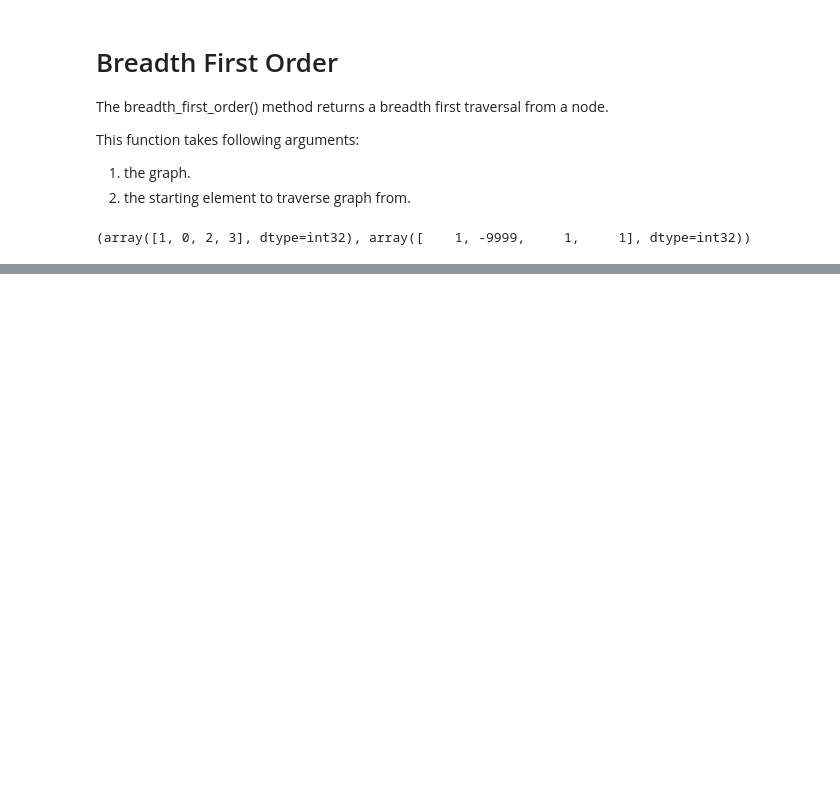
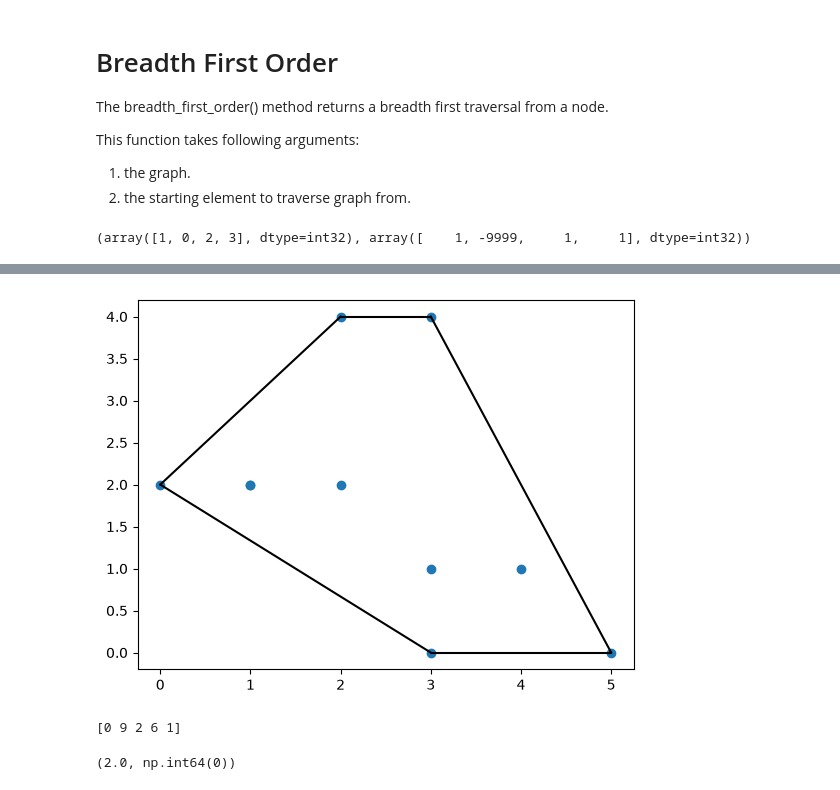
Before and after one commit to Robert837-sys/Machine_Learning101, a Jupyter notebook: SciPy.ipynb, the cells around one changed output, grey strips where cells are left out. Drawn from its saved outputs; the diff is of its cells as text; code cells hidden in the pictures; blank space fills up the shorter version.

```diff
--- a/SciPy.ipynb
+++ b/SciPy.ipynb
@@ -622,0 +668,38 @@ print(breadth_first_order(newarr, 1))
+# %%
+from scipy.spatial import ConvexHull
+
+points=np.array([
+  [2, 4],
+  [3, 4],
+  [3, 0],
+  [2, 2],
+  [4, 1],
+  [1, 2],
+  [5, 0],
+  [3, 1],
+  [1, 2],
+  [0, 2]
+])
+
+hull=ConvexHull(points)
+hull_points=hull.simplices
+
+plt.scatter(points[:,0],points[:,1])
+for simplex in hull_points:
+    plt.plot(points[simplex,0],points[simplex,1],'k-')
+
+plt.show()
+# %% [output]
+[figure, added]
+# %%
+print(hull.vertices)
+# %% [output]
+[0 9 2 6 1]
+# %%
+from scipy.spatial import KDTree
+points=[(1,-1),(2,3),(-2,3),(2,-3)]
+kdtree=KDTree(points)
+res=kdtree.query((1,1))
+print(res)
+# %% [output]
+(2.0, np.int64(0))
```
Also changed, not shown: parts of 30 cells of this notebook, 1 other file.
